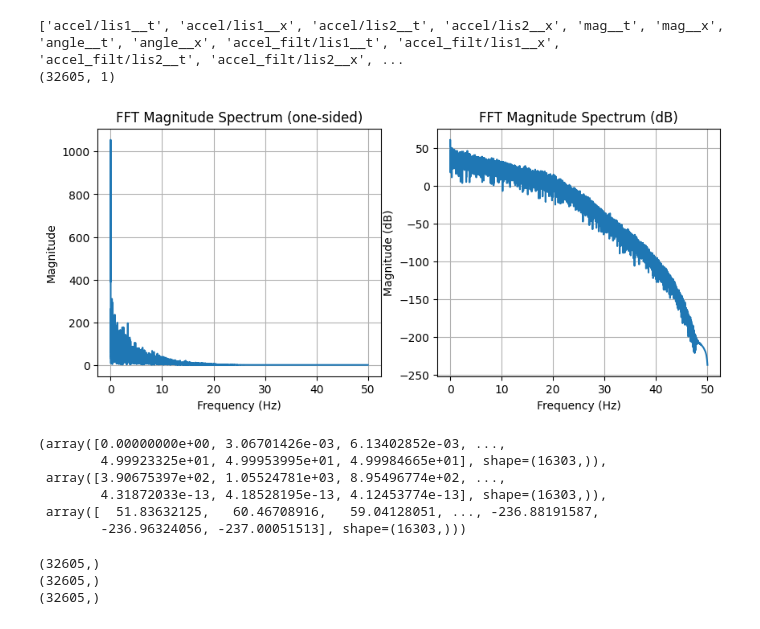
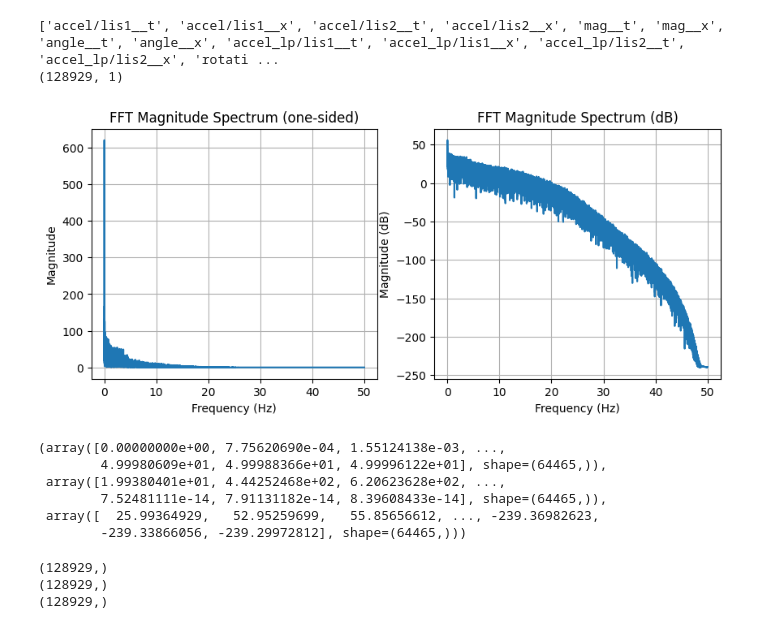
Before and after one commit to colinpate/sus, a Jupyter notebook: cal.ipynb, the cells around one changed output. Saved outputs shown, nothing was run; the diff lists cells and outputs as text; code cells hidden in the pictures.

```diff
--- a/cal.ipynb
+++ b/cal.ipynb
@@ -104,36 +104,39 @@ def fft_and_histogram(x, fs=100.0, detrend=True, window="hann",
 # x = np.loadtxt("sensor.csv")  # or however you load your data
 # f, mag, mag_db = fft_and_histogram(x, fs=100.0)
 # %%
-log_filename = "log029"
+log_filename = "log038"
 out_dir = f"backend/run_artifacts/{log_filename}/cache/"
 ws_file = out_dir + "/all.npz"
 ws = np.load(ws_file)
 print([str(key) for key in ws.keys()])
 
 t = ws["accel/proj__t"]
 a_s2 = ws["accel/lis2_in_lis1__x"]
 a_s1 = ws["accel/lis1__x"]
 a_proj = ws["accel/proj__x"]
 travel = ws["travel__x"][:, 0]
 mag_proj = ws["mag_proj/filt__x"][:, 0]
 mag_raw = ws["mag__x"]
+mag_zv_points = ws["mag_zv_points"]
+dense_mag_zv = np.zeros_like(a_s2)
+dense_mag_zv[mag_zv_points] = 1
 mag_raw_mag = np.linalg.norm(mag_raw, axis=1)
 a_s2_x = a_s2[:, 0]
 a_s1_x = a_s1[:, 0]
 print(a_proj.shape)
 
 fft_and_histogram(mag_proj, fs=100.0, detrend=True, window="hann",
                   hist_bins=80, hist_log=True, eps=1e-12)
 # %% [output]
-['accel/lis1__t', 'accel/lis1__x', 'accel/lis2__t', 'accel/lis2__x', 'mag__t', 'mag__x', 'angle__t', 'angle__x', 'accel_filt/lis1__t', 'accel_filt/lis1__x', 'accel_filt/lis2__t', 'accel_filt/lis2__x', ...
-(32605, 1)
+['accel/lis1__t', 'accel/lis1__x', 'accel/lis2__t', 'accel/lis2__x', 'mag__t', 'mag__x', 'angle__t', 'angle__x', 'accel_lp/lis1__t', 'accel_lp/lis1__x', 'accel_lp/lis2__t', 'accel_lp/lis2__x', 'rotati ...
+(128929, 1)
-[figure, old version]
+[figure, new version]
-(array([0.00000000e+00, 3.06701426e-03, 6.13402852e-03, ...,
-        4.99923325e+01, 4.99953995e+01, 4.99984665e+01], shape=(16303,)),
- array([3.90675397e+02, 1.05524781e+03, 8.95496774e+02, ...,
-        4.31872033e-13, 4.18528195e-13, 4.12453774e-13], shape=(16303,)),
- array([  51.83632125,   60.46708916,   59.04128051, ..., -236.88191587,
-        -236.96324056, -237.00051513], shape=(16303,)))
+(array([0.00000000e+00, 7.75620690e-04, 1.55124138e-03, ...,
+        4.99980609e+01, 4.99988366e+01, 4.99996122e+01], shape=(64465,)),
+ array([1.99380401e+01, 4.44252468e+02, 6.20623628e+02, ...,
+        7.52481111e-14, 7.91131182e-14, 8.39608433e-14], shape=(64465,)),
+ array([  25.99364929,   52.95259699,   55.85656612, ..., -239.36982623,
+        -239.33866056, -239.29972812], shape=(64465,)))
 # %%
 # Filter accel (HP + LP)
 lp_fc_hz = 20
@@ -144,10 +147,8 @@ a_s1_x_lp = sosfiltfilt(sos_lp, a_s1_x)
 a_s2_x_lp = sosfiltfilt(sos_lp, a_s2_x)
 a_proj_lp = sosfiltfilt(sos_lp, a_proj[:, 0])
 
-hp_fc_hz = 1
+hp_fc_hz = 0.5
 sos_hp = butter(N=4, Wn=hp_fc_hz, btype="high", fs=fs, output="sos")
-a_s1_x_lhp = sosfiltfilt(sos_hp, a_s1_x_lp)
-a_s2_x_lhp = sosfiltfilt(sos_hp, a_s2_x_lp)
 a_proj_lhp = sosfiltfilt(sos_hp, a_proj_lp)
 
 dt_s = np.diff(t, prepend=t[0]-0.01)
@@ -155,10 +156,11 @@ print(dt_s.shape)
 print(travel.shape)
 print(mag_proj.shape)
 v = np.diff(travel, prepend=travel[0]) / dt_s
+a_gt = np.diff(v, prepend=v[0]) / dt_s
 # %% [output]
-(32605,)
-(32605,)
-(32605,)
+(128929,)
+(128929,)
+(128929,)
 # %%
 # Plot stuff
 
```
Also changed, not shown: parts of 16 cells of this notebook, 8 other files.
